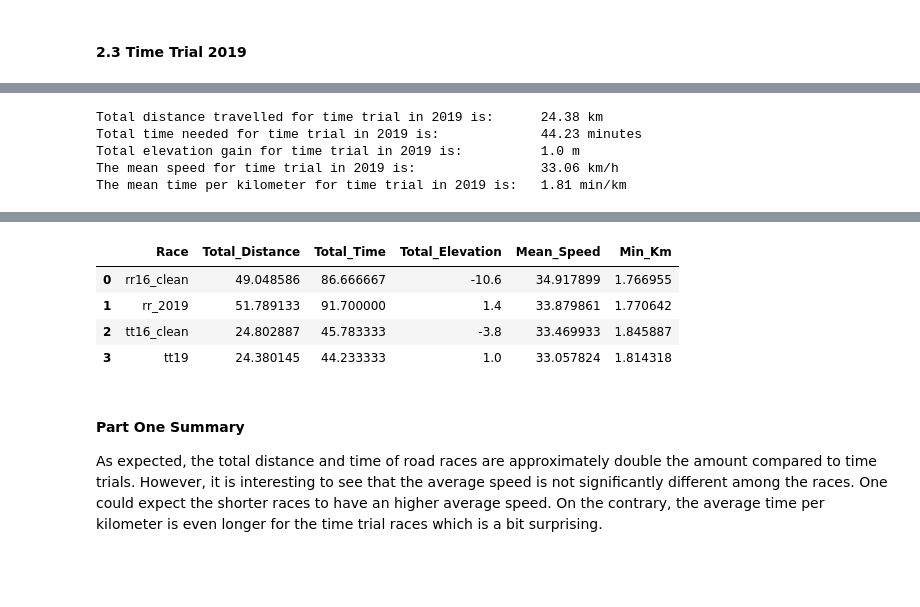
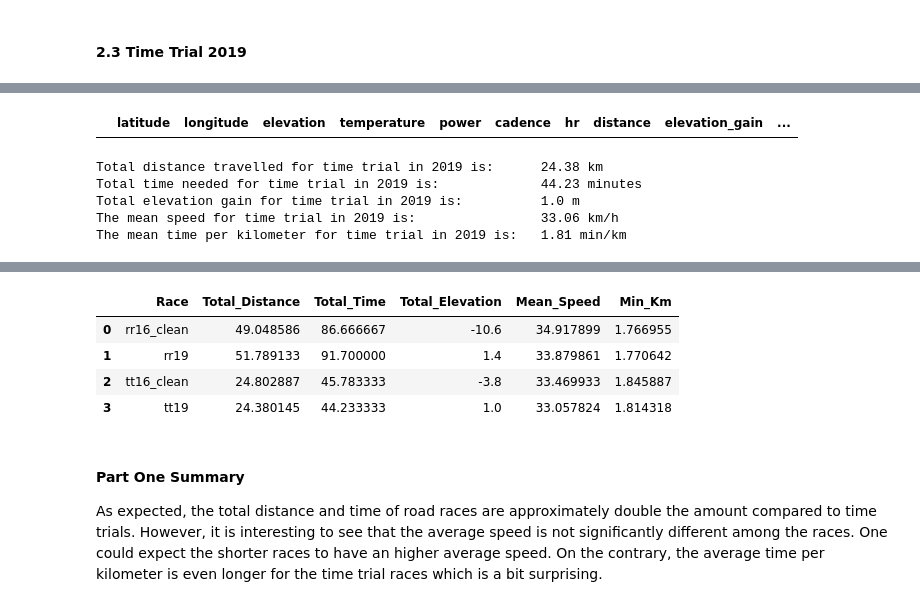
Before and after one commit to felix-rosenberger/Data-Science-Portfolio, a Jupyter notebook: Portfolio 1.ipynb, the cells around one changed output, grey strips where cells are left out. Drawn from its saved outputs; the diff is of its cells as text; code cells hidden in the pictures; blank space fills up the shorter version.

```diff
--- a/Portfolio 1.ipynb
+++ b/Portfolio 1.ipynb
@@ -209,0 +237,5 @@ Note the following:<br/>
+# %%
+# replace timedelta null with 0
+
+rr19["timedelta"] = rr19["timedelta"].fillna(0)
+rr19[rr19.isna().any(axis=1)]
@@ -270,0 +312,5 @@ Note the following:<br/>
+# %%
+# fill timedelta with 0
+
+tt16["timedelta"] = tt16["timedelta"].fillna(0)
+tt16[tt16.isna().any(axis=1)]
@@ -316,7 +364,10 @@ tt16_bpm_boxplot = tt16_clean.boxplot('hr')
 # %%
 # replace values over 180
 
-tt16_clean["hr"] = np.where(tt16_clean["hr"] > 180, tt16_clean["hr"].median(), tt16_clean["hr"])
+tt16_hrmean = tt16_clean.drop(index = tt16_clean.index[tt16_clean["hr"] > 180])
+tt16_hrmean = tt16_hrmean["hr"].mean()
+
+tt16_clean["hr"] = np.where(tt16_clean["hr"] > 180, tt16_hrmean, tt16_clean["hr"])
 
 tt16_clean.describe()
 # %% [output]
@@ -397,3 +455,10 @@ tt19.describe()
+# %%
+# fill timedelta with 0
+
+tt19["timedelta"] = tt19["timedelta"].fillna(0)
+tt19[tt19.isna().any(axis=1)]
+# %% [output]
+|  | latitude | longitude | elevation | temperature | power | cadence | hr | distance | elevation_gain | ... |
 # %%
 # show relevant features
 
@@ -430,20 +495,20 @@ tt19.head()
 # %%
 # comparison of all race metrics
 
 comparison = pd.DataFrame(
     {
-        'Race':['rr16_clean', 'rr_2019', 'tt16_clean', 'tt19'],
+        'Race':['rr16_clean', 'rr19', 'tt16_clean', 'tt19'],
         'Total_Distance':[rr16_clean_distance, rr19_distance, tt16_clean_distance, tt19_distance],
         'Total_Time':[rr16_clean_time, rr19_time, tt16_clean_time, tt19_time],
         'Total_Elevation':[rr16_clean_elevation, rr19_elevation, tt16_clean_elevation, tt19_elevation],
         'Mean_Speed':[rr16_clean_speed, rr19_speed, tt16_clean_speed, tt19_speed],
         'Min_Km':[rr16_clean_minkm, rr19_minkm, tt16_clean_minkm, tt19_minkm]
     })
 comparison
 # %% [output]
 |  | Race | Total_Distance | Total_Time | Total_Elevation | Mean_Speed | Min_Km |
 | 0 | rr16_clean | 49.048586 | 86.666667 | -10.6 | 34.917899 | 1.766955 |
-| 1 | rr_2019 | 51.789133 | 91.700000 | 1.4 | 33.879861 | 1.770642 |
+| 1 | rr19 | 51.789133 | 91.700000 | 1.4 | 33.879861 | 1.770642 |
 | 2 | tt16_clean | 24.802887 | 45.783333 | -3.8 | 33.469933 | 1.845887 |
 | 3 | tt19 | 24.380145 | 44.233333 | 1.0 | 33.057824 | 1.814318 |
 # %% [markdown]
```
Also changed, not shown: parts of 50 cells of this notebook.
